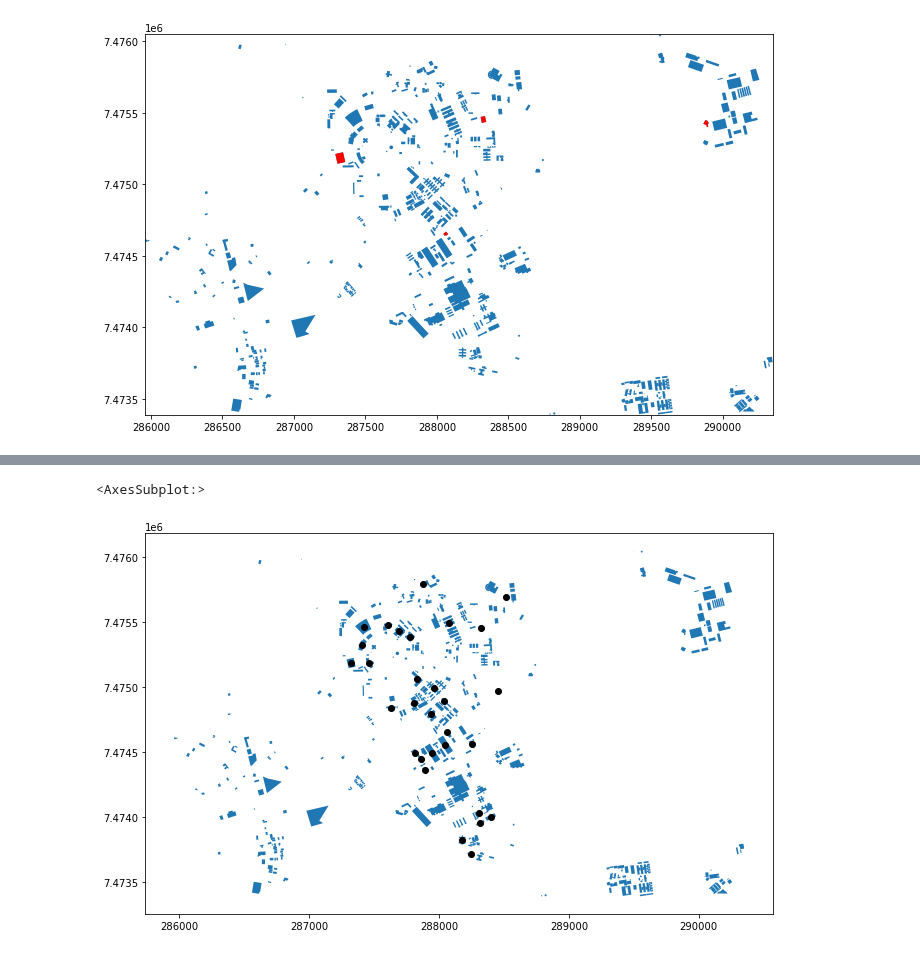
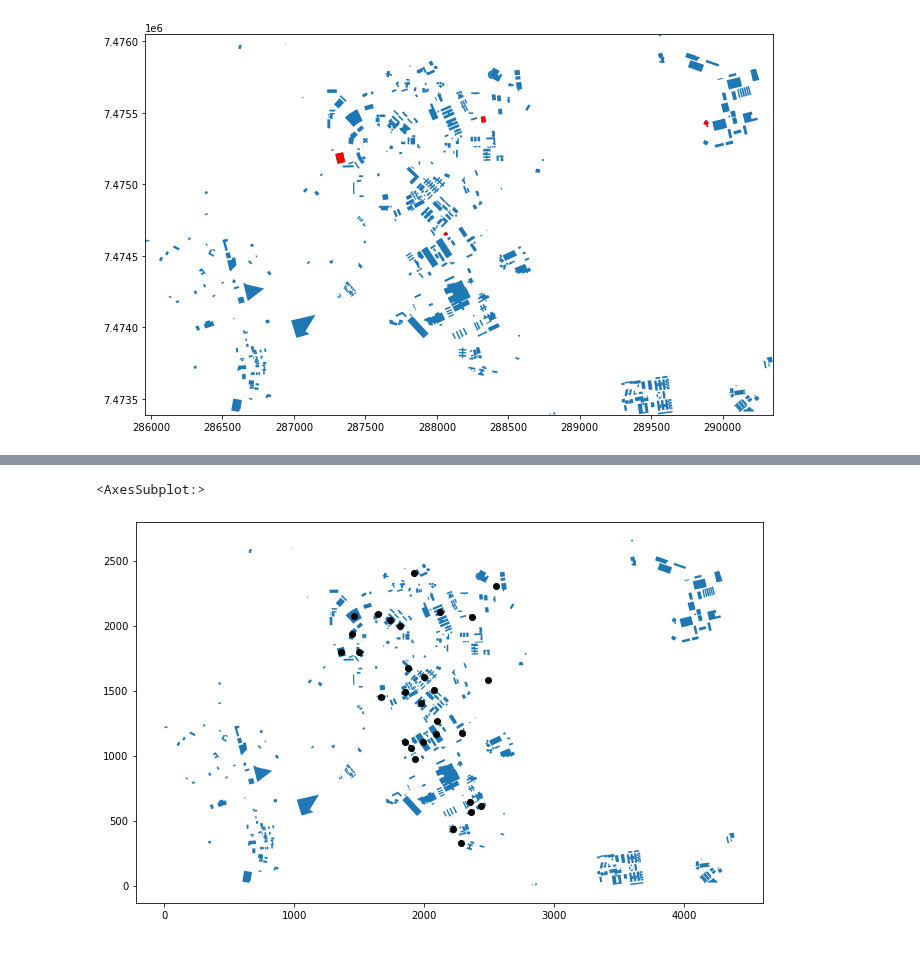
Before and after one commit to wasp-lahis/ns3-bmap, a Jupyter notebook: NS3/obstacle_exp/create-unicamp-datasets.ipynb, the cells around one changed output, grey strips where cells are left out. Saved outputs shown, nothing was run; the diff lists cells and outputs as text; code cells hidden in the pictures.

```diff
--- a/NS3/obstacle_exp/create-unicamp-datasets.ipynb
+++ b/NS3/obstacle_exp/create-unicamp-datasets.ipynb
@@ -656,7 +656,7 @@ nodes_df = gpd.GeoDataFrame(columns=['osm_id', 'name', 'type', 'geometry', 'cent
 # Labeling buildings
 aux = 0
 for key, value in unlabeled_buildings.items():
-    building = unicamp_utm_df.query('osm_id ==' + str(key))
+    building = mapa_normalizado.query('osm_id ==' + str(key))
     building_n = building.copy()
     building_n.loc[building.index, 'name'] = value
     nodes_df.loc[aux, ['osm_id']] = building_n['osm_id'].values
@@ -697,11 +697,11 @@ nodes_df['geometry'].plot(ax=ax, color="red")
 # %%
-ax = unicamp_utm_df['geometry'].plot(figsize=(15, 7))
+ax = mapa_normalizado['geometry'].plot(figsize=(15, 7))
 
 # centroids
 nodes_df["centroid"].plot(ax=ax, color="black")
 # %% [output]
 <AxesSubplot:>
-[figure, old version]
+[figure, new version]
 # %%
 # GENERATE BUILDINGS CSV FILE
 
```
Also changed, not shown: parts of 4 cells of this notebook, 3 other files.
